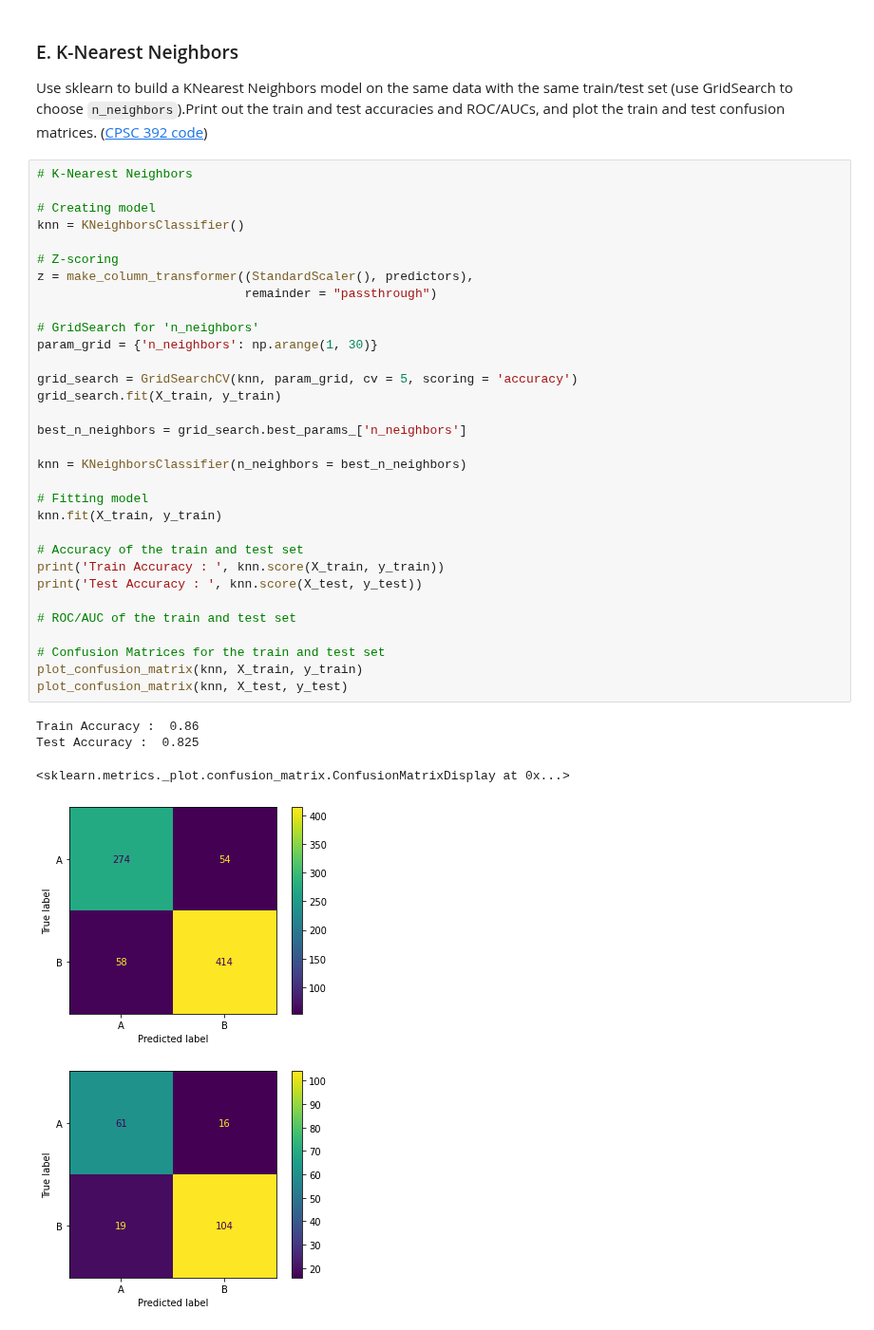
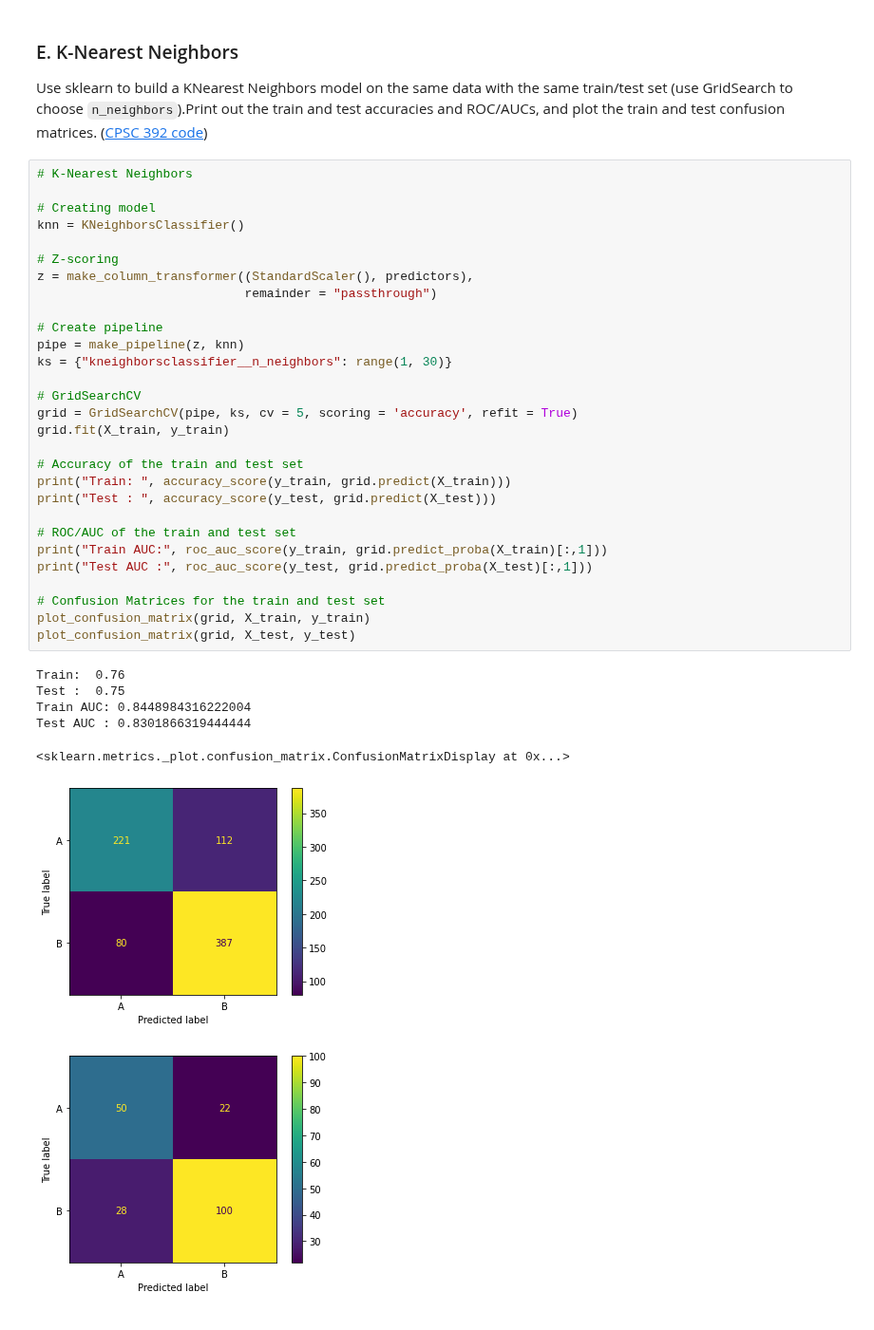
Before and after one commit to min-is/Chapman-University, a Jupyter notebook: CPSC 393 - Machine Learning/Homework/HW1_SP23.ipynb, the cells around one changed output. Shown at 95% size. Drawn from its saved outputs; the diff is of its cells as text.

```diff
--- a/CPSC 393 - Machine Learning/Homework/HW1_SP23.ipynb
+++ b/CPSC 393 - Machine Learning/Homework/HW1_SP23.ipynb
@@ -176,38 +174,37 @@ Use sklearn to build a KNearest Neighbors model on the same data with the same t
 # %%
 # K-Nearest Neighbors
 
 # Creating model
 knn = KNeighborsClassifier()
 
 # Z-scoring
 z = make_column_transformer((StandardScaler(), predictors),
                             remainder = "passthrough")
 
-# GridSearch for 'n_neighbors'
-param_grid = {'n_neighbors': np.arange(1, 30)}
+# Create pipeline
+pipe = make_pipeline(z, knn)
+ks = {"kneighborsclassifier__n_neighbors": range(1, 30)}
 
-grid_search = GridSearchCV(knn, param_grid, cv = 5, scoring = 'accuracy')
-grid_search.fit(X_train, y_train)
-
-best_n_neighbors = grid_search.best_params_['n_neighbors']
-
-knn = KNeighborsClassifier(n_neighbors = best_n_neighbors)
-
-# Fitting model
-knn.fit(X_train, y_train)
+# GridSearchCV
+grid = GridSearchCV(pipe, ks, cv = 5, scoring = 'accuracy', refit = True)
+grid.fit(X_train, y_train)
 
 # Accuracy of the train and test set
-print('Train Accuracy : ', knn.score(X_train, y_train))
-print('Test Accuracy : ', knn.score(X_test, y_test))
+print("Train: ", accuracy_score(y_train, grid.predict(X_train)))
+print("Test : ", accuracy_score(y_test, grid.predict(X_test)))
 
 # ROC/AUC of the train and test set
+print("Train AUC:", roc_auc_score(y_train, grid.predict_proba(X_train)[:,1]))
+print("Test AUC :", roc_auc_score(y_test, grid.predict_proba(X_test)[:,1]))
 
 # Confusion Matrices for the train and test set
-plot_confusion_matrix(knn, X_train, y_train)
-plot_confusion_matrix(knn, X_test, y_test)
+plot_confusion_matrix(grid, X_train, y_train)
+plot_confusion_matrix(grid, X_test, y_test)
 # %% [output]
-Train Accuracy :  0.86
-Test Accuracy :  0.825
+Train:  0.76
+Test :  0.75
+Train AUC: 0.8448984316222004
+Test AUC : 0.8301866319444444
 <sklearn.metrics._plot.confusion_matrix.ConfusionMatrixDisplay at 0x...>
-[figure, old version]
+[figure, new version]
-[figure, old version]
+[figure, new version]
```
Also changed, not shown: parts of 4 cells of this notebook.
